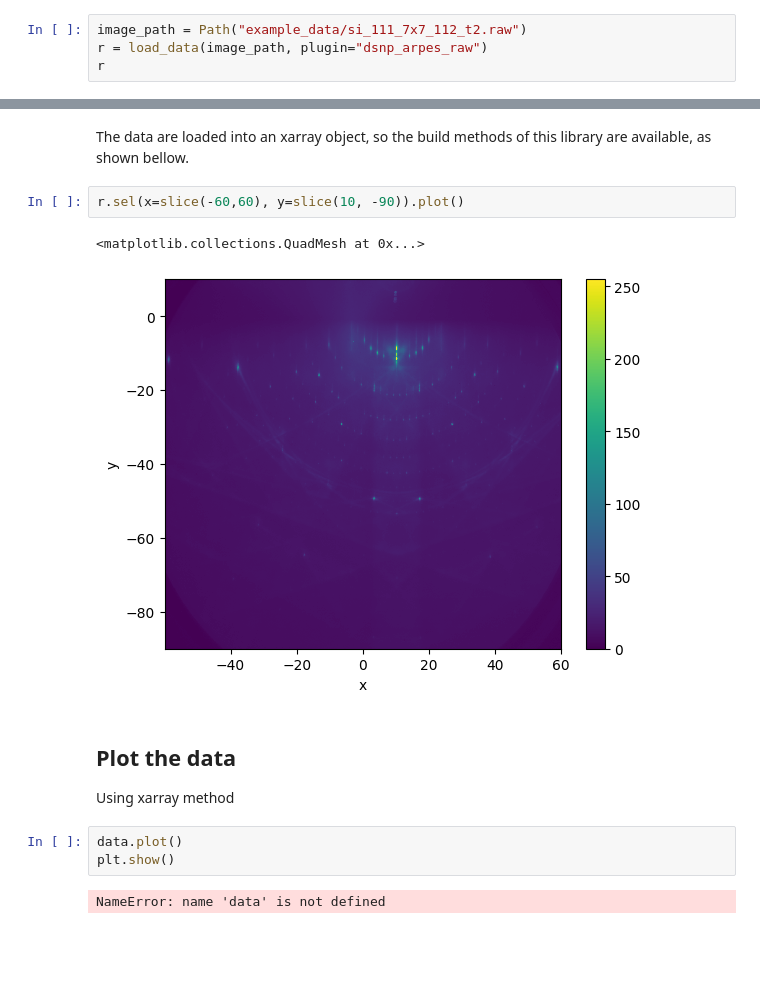
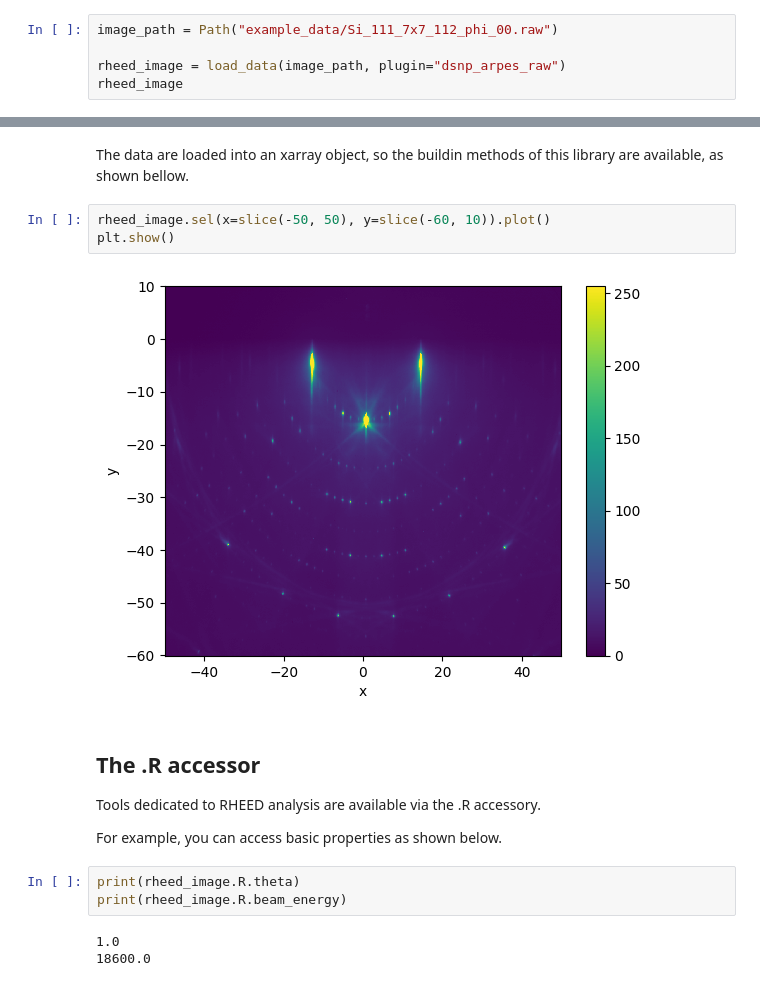
Before and after one commit to mkopciuszynski/xrheed, a Jupyter notebook: docs/source/notebooks/getting_started.ipynb, the cells around one changed output, grey strips where cells are left out. Drawn from its saved outputs; the diff is of its cells as text; blank space fills up the shorter version.

Commit message:
🔨 Update to the first example notebook

```diff
--- a/docs/source/notebooks/getting_started.ipynb
+++ b/docs/source/notebooks/getting_started.ipynb
@@ -12,6 +19,7 @@ from pathlib import Path
 # %%
-image_path = Path("example_data/si_111_7x7_112_t2.raw")
-r = load_data(image_path, plugin="dsnp_arpes_raw")
-r
+image_path = Path("example_data/Si_111_7x7_112_phi_00.raw")
+
+rheed_image = load_data(image_path, plugin="dsnp_arpes_raw")
+rheed_image
 # %% [output]
 <xarray.DataArray (y: 1038, x: 1388)> Size: 1MB
@@ -40,15 +43,18 @@ r.plot()
 # %% [markdown]
-The data are loaded into an xarray object, so the build methods of this library are available, as shown bellow.
+The data are loaded into an xarray object, so the buildin methods of this library are available, as shown bellow.
 # %%
-r.sel(x=slice(-60,60), y=slice(10, -90)).plot()
+rheed_image.sel(x=slice(-50, 50), y=slice(-60, 10)).plot()
+plt.show()
 # %% [output]
-<matplotlib.collections.QuadMesh at 0x...>
-[figure, old version]
+[figure, new version]
-# %% [markdown]
-## Plot the data
-Using xarray method
-# %%
-data.plot()
-plt.show()
-# %% [output]
-NameError: name 'data' is not defined
+# %% [markdown]
+## The .R accessor
+Tools dedicated to RHEED analysis are available via the .R accessory.
+
+For example, you can access basic properties as shown below.
+# %%
+print(rheed_image.R.theta)
+print(rheed_image.R.beam_energy)
+# %% [output]
+1.0
+18600.0
```
Also changed, not shown: parts of 16 cells of this notebook.
